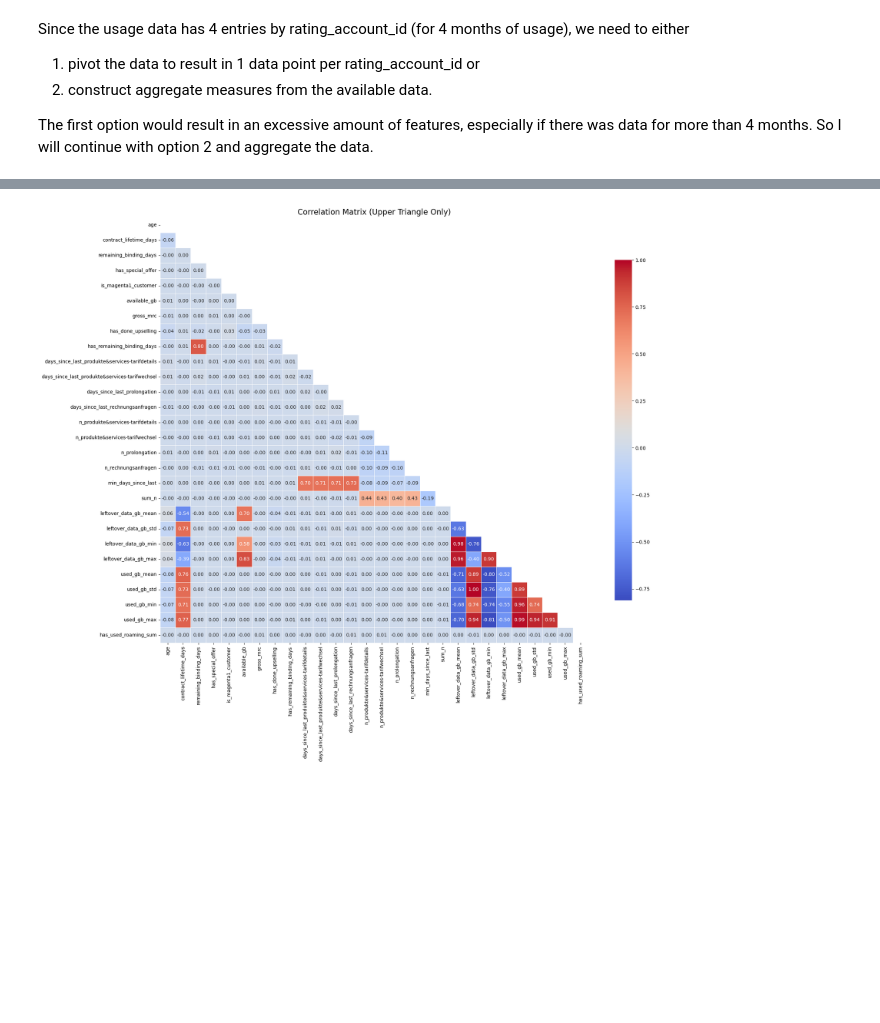
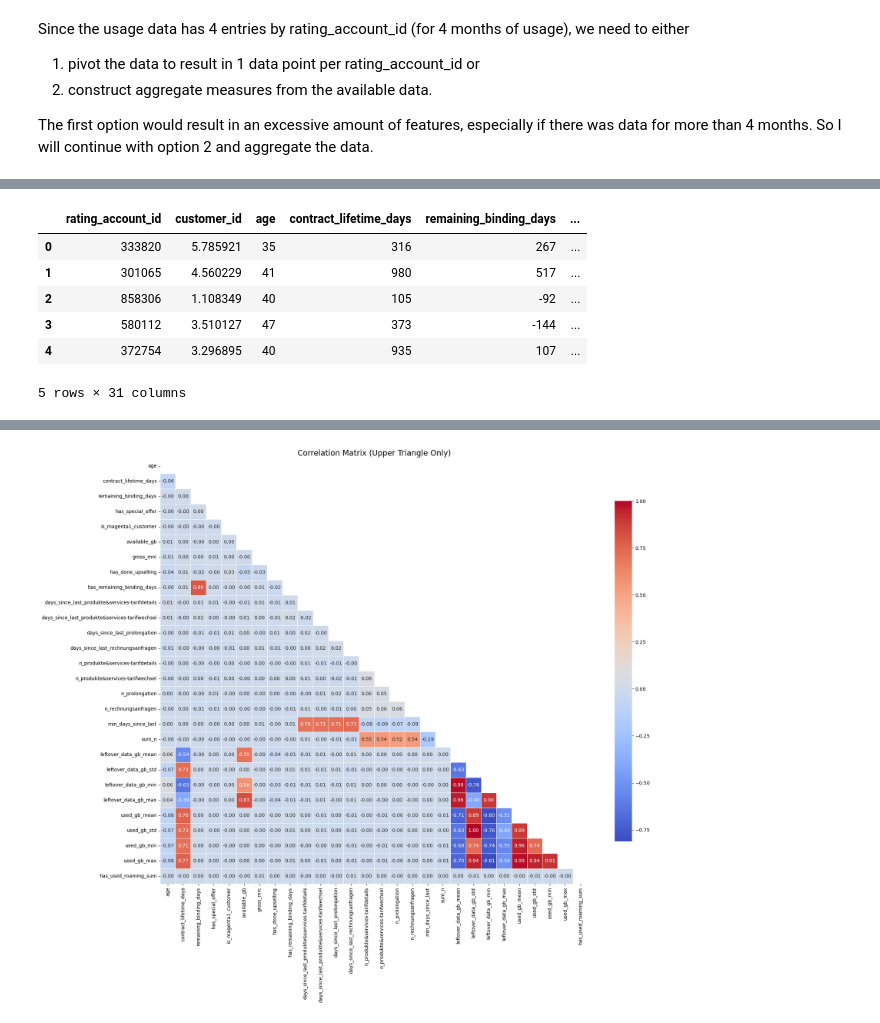
Before and after one commit to walter-gottfried/data-scientist-at-magenta-walter, a Jupyter notebook: notebooks/explore.ipynb, the cells around one changed output, grey strips where cells are left out. Drawn from its saved outputs; the diff is of its cells as text; code cells hidden in the pictures; blank space fills up the shorter version.

```diff
--- a/notebooks/explore.ipynb
+++ b/notebooks/explore.ipynb
@@ -412,23 +399,12 @@ aggregated_usage_info = core_data_usage_info_merged.groupby("rating_account_id")
 # %%
-# Flatten multi-level columns for pivot table
-customer_interactions_pivot.columns = [
-    "_".join([str(c) for c in col if c]) for col in customer_interactions_pivot.columns
-]
-
-# Flatten multi-level columns for usage info
-aggregated_usage_info.columns = [
-    "_".join([str(c) for c in col if c]) for col in aggregated_usage_info.columns
-]
-
-# Merge the data
-merged_data = core_data.merge(
-    customer_interactions_pivot,
-    on="customer_id",
-    how="left"
-).merge(
-    aggregated_usage_info,
-    on="rating_account_id",
-    how="left"
-)
-merged_data["sum_n"] = merged_data["sum_n"].fillna(0)
+merged_data = prepare_merged_data(core_data, customer_interactions_pivot, aggregated_usage_info)
+merged_data.head()
+# %% [output]
+|  | rating_account_id | customer_id | age | contract_lifetime_days | remaining_binding_days | ... |
+| 0 | 333820 | 5.785921 | 35 | 316 | 267 | ... |
+| 1 | 301065 | 4.560229 | 41 | 980 | 517 | ... |
+| 2 | 858306 | 1.108349 | 40 | 105 | -92 | ... |
+| 3 | 580112 | 3.510127 | 47 | 373 | -144 | ... |
+| 4 | 372754 | 3.296895 | 40 | 935 | 107 | ... |
+5 rows × 31 columns
 # %%
```
Also changed, not shown: parts of 12 cells of this notebook, 6 other files.
